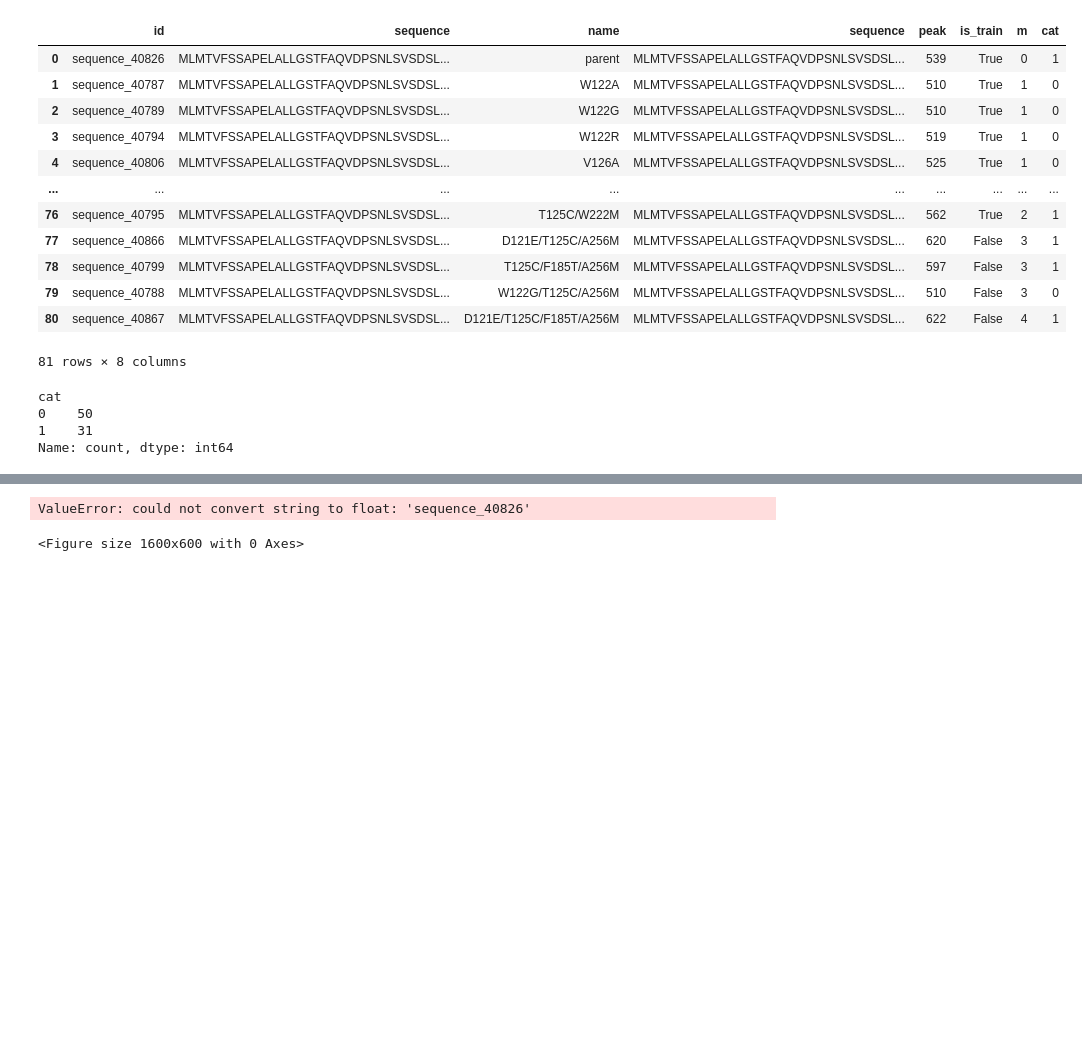
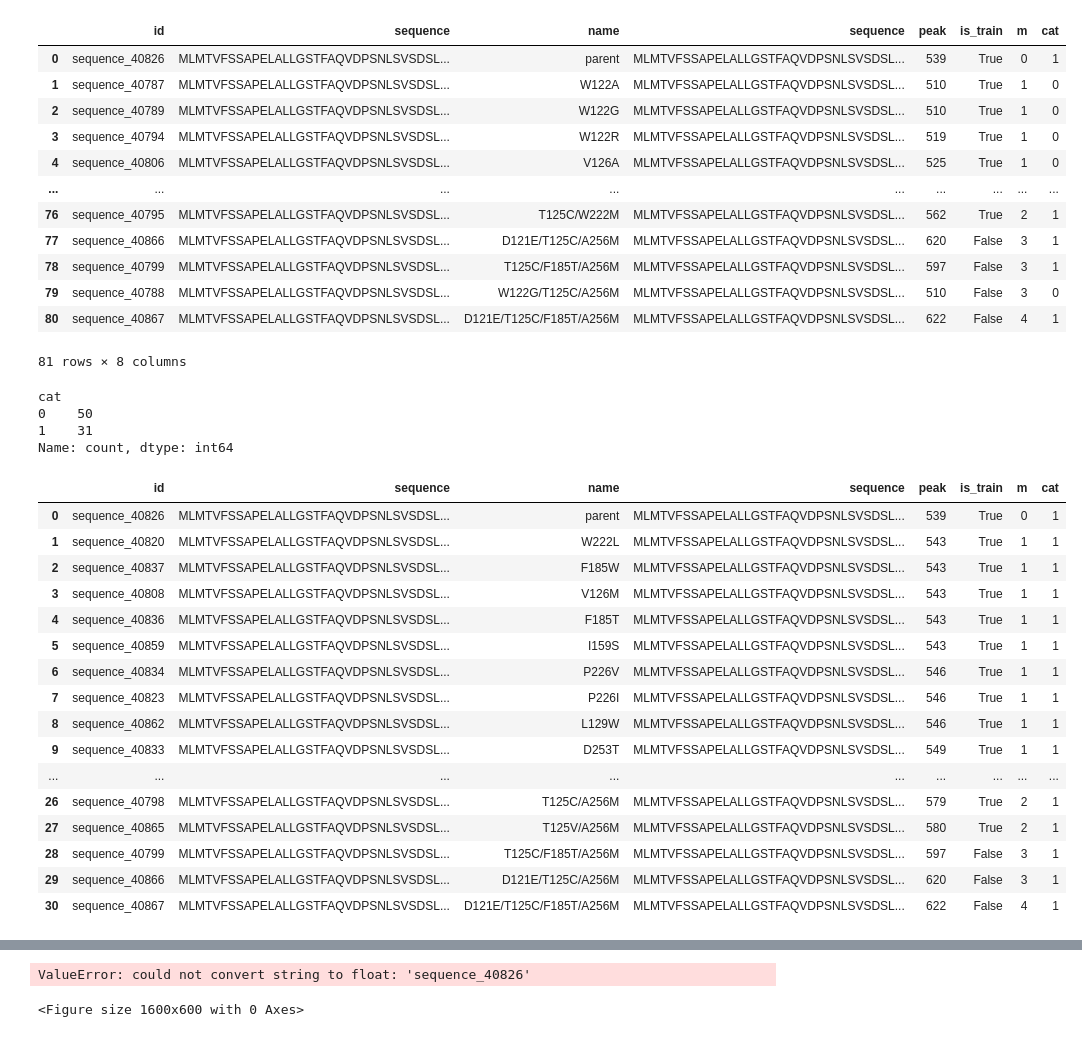
Before and after one commit to JmartinUmag/Bioinfo, a Jupyter notebook: Taller/absortion.ipynb, the cells around one changed output, grey strips where cells are left out. Saved outputs shown, nothing was run; the diff lists cells and outputs as text; code cells hidden in the pictures; blank space fills up the shorter version.

```diff
--- a/Taller/absortion.ipynb
+++ b/Taller/absortion.ipynb
@@ -47,8 +47,28 @@ Name: count, dtype: int64
 # %%
 df_positive=df.loc[df["cat"]=="1"]
 df_negative=df.loc[df["cat"]=="0"]
 df_positive=df_positive.sort_values(by="peak",ascending=True)
 df_negative=df_negative.sort_values(by="peak",ascending=True)
+df_negative.reset_index(drop=True)
+df_positive.reset_index(drop=True)
+# %% [output]
+|  | id | sequence | name | sequence | peak | is_train | m | cat |
+| 0 | sequence_40826 | MLMTVFSSAPELALLGSTFAQVDPSNLSVSDSL... | parent | MLMTVFSSAPELALLGSTFAQVDPSNLSVSDSL... | 539 | True | 0 | 1 |
+| 1 | sequence_40820 | MLMTVFSSAPELALLGSTFAQVDPSNLSVSDSL... | W222L | MLMTVFSSAPELALLGSTFAQVDPSNLSVSDSL... | 543 | True | 1 | 1 |
+| 2 | sequence_40837 | MLMTVFSSAPELALLGSTFAQVDPSNLSVSDSL... | F185W | MLMTVFSSAPELALLGSTFAQVDPSNLSVSDSL... | 543 | True | 1 | 1 |
+| 3 | sequence_40808 | MLMTVFSSAPELALLGSTFAQVDPSNLSVSDSL... | V126M | MLMTVFSSAPELALLGSTFAQVDPSNLSVSDSL... | 543 | True | 1 | 1 |
+| 4 | sequence_40836 | MLMTVFSSAPELALLGSTFAQVDPSNLSVSDSL... | F185T | MLMTVFSSAPELALLGSTFAQVDPSNLSVSDSL... | 543 | True | 1 | 1 |
+| 5 | sequence_40859 | MLMTVFSSAPELALLGSTFAQVDPSNLSVSDSL... | I159S | MLMTVFSSAPELALLGSTFAQVDPSNLSVSDSL... | 543 | True | 1 | 1 |
+| 6 | sequence_40834 | MLMTVFSSAPELALLGSTFAQVDPSNLSVSDSL... | P226V | MLMTVFSSAPELALLGSTFAQVDPSNLSVSDSL... | 546 | True | 1 | 1 |
+| 7 | sequence_40823 | MLMTVFSSAPELALLGSTFAQVDPSNLSVSDSL... | P226I | MLMTVFSSAPELALLGSTFAQVDPSNLSVSDSL... | 546 | True | 1 | 1 |
+| 8 | sequence_40862 | MLMTVFSSAPELALLGSTFAQVDPSNLSVSDSL... | L129W | MLMTVFSSAPELALLGSTFAQVDPSNLSVSDSL... | 546 | True | 1 | 1 |
+| 9 | sequence_40833 | MLMTVFSSAPELALLGSTFAQVDPSNLSVSDSL... | D253T | MLMTVFSSAPELALLGSTFAQVDPSNLSVSDSL... | 549 | True | 1 | 1 |
+| ... | ... | ... | ... | ... | ... | ... | ... | ... |
+| 26 | sequence_40798 | MLMTVFSSAPELALLGSTFAQVDPSNLSVSDSL... | T125C/A256M | MLMTVFSSAPELALLGSTFAQVDPSNLSVSDSL... | 579 | True | 2 | 1 |
+| 27 | sequence_40865 | MLMTVFSSAPELALLGSTFAQVDPSNLSVSDSL... | T125V/A256M | MLMTVFSSAPELALLGSTFAQVDPSNLSVSDSL... | 580 | True | 2 | 1 |
+| 28 | sequence_40799 | MLMTVFSSAPELALLGSTFAQVDPSNLSVSDSL... | T125C/F185T/A256M | MLMTVFSSAPELALLGSTFAQVDPSNLSVSDSL... | 597 | False | 3 | 1 |
+| 29 | sequence_40866 | MLMTVFSSAPELALLGSTFAQVDPSNLSVSDSL... | D121E/T125C/A256M | MLMTVFSSAPELALLGSTFAQVDPSNLSVSDSL... | 620 | False | 3 | 1 |
+| 30 | sequence_40867 | MLMTVFSSAPELALLGSTFAQVDPSNLSVSDSL... | D121E/T125C/F185T/A256M | MLMTVFSSAPELALLGSTFAQVDPSNLSVSDSL... | 622 | False | 4 | 1 |
 # %%
 #df_negative
 # %%
```
Also changed, not shown: parts of 10 cells of this notebook.
